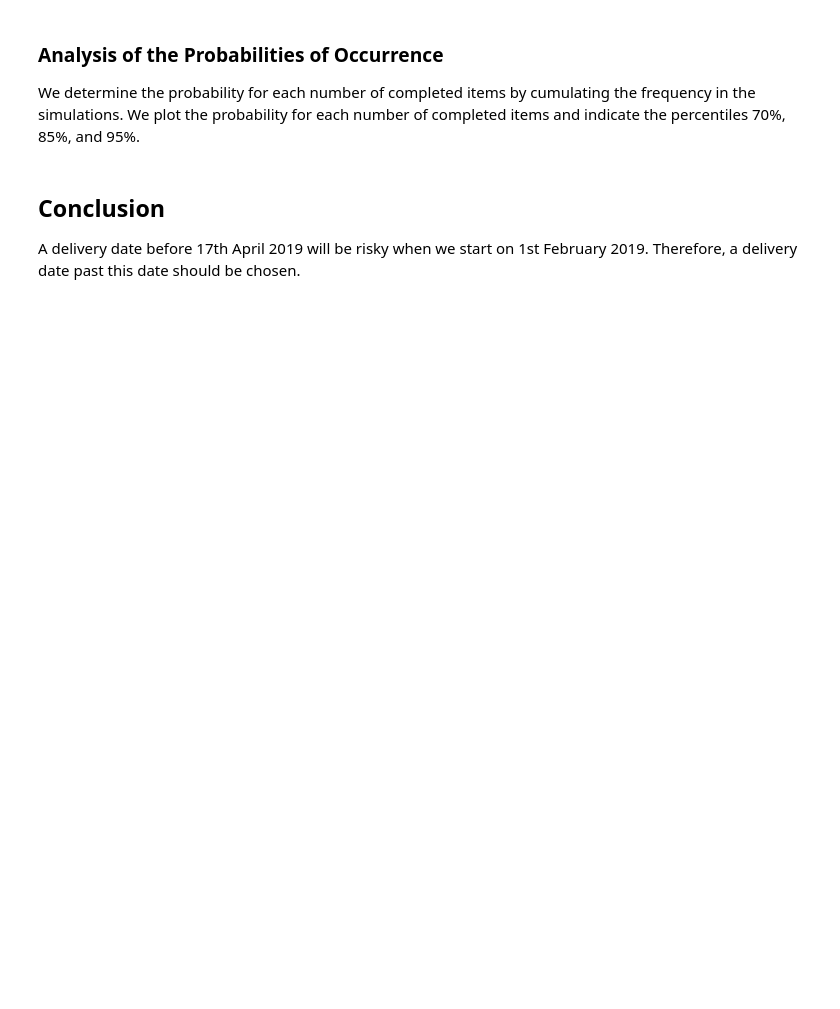
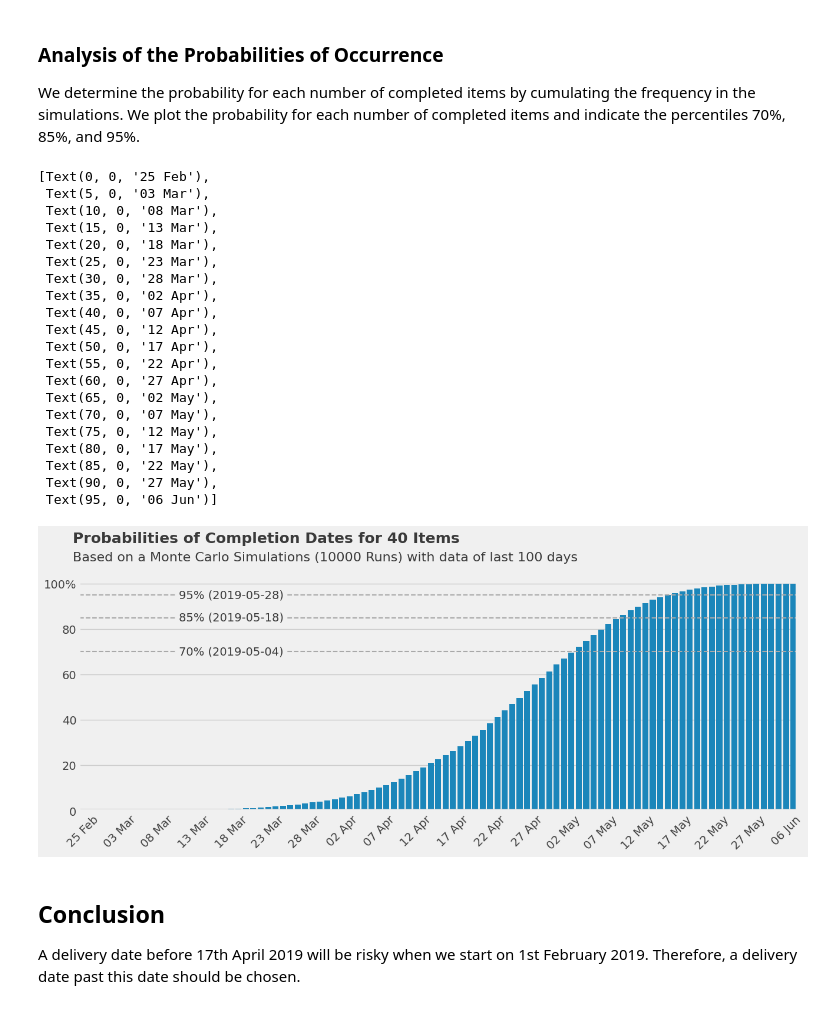
Before and after one commit to bmhash/kanban-monte-carlo-simulation, a Jupyter notebook: Notebook/Kanban-Monte_Carlo-When.ipynb, the cells around one changed output. Saved outputs shown, nothing was run; the diff lists cells and outputs as text; code cells hidden in the pictures; blank space fills up the shorter version.

```diff
--- a/Notebook/Kanban-Monte_Carlo-When.ipynb
+++ b/Notebook/Kanban-Monte_Carlo-When.ipynb
@@ -123,34 +149,59 @@ We determine the probability for each number of completed items by cumulating th
 # %%
 distribution = distribution.sort_index(ascending=False)
 distribution['Probability'] = 100 * \
     distribution.Frequency.cumsum()/distribution.Frequency.sum()
-plt.figure(figsize=(16, 5))
-ax = sns.barplot(x='Date', y='Probability', data=distribution[::-1], color=barblue)  # Reverse the distribution DataFrame
+
+plt.figure(figsize=(14, 5))
+ax = sns.barplot(x='Date', y='Probability', data=distribution, color=barblue)
 ax.text(x=-1.4, y=118,
         s=f"Probabilities of Completion Dates for {SIMULATION_ITEMS} Items", fontsize=18, fontweight='semibold')
 ax.text(x=-1.4, y=110,
         s=f"Based on a Monte Carlo Simulations ({SIMULATIONS} Runs) with data of last {LAST_DAYS} days", fontsize=16)
 ax.set_ylabel('')
 ax.set_xlabel('')
-ax.axhline(y=0.5, color=darkgrey, alpha=.5)
-ax.axhline(y=70, color=darkgrey, linestyle='--')
-ax.axhline(y=85, color=darkgrey, linestyle='--')
-ax.axhline(y=95, color=darkgrey, linestyle='--')
+ax.axhline(y=0.5, color='darkgrey', alpha=.5)
+ax.axhline(y=70, color='darkgrey', linestyle='--')
+ax.axhline(y=85, color='darkgrey', linestyle='--')
+ax.axhline(y=95, color='darkgrey', linestyle='--')
+
 label_xpos = distribution['Date'].max() - pd.Timedelta(30, unit='d')
-ax.text(y=70, x=20, s=f"70% ({samples.Date.quantile(0.3).strftime('%Y-%m-%d')})",
+ax.text(y=70, x=20, s=f"70% ({distribution.Date.quantile(0.7).strftime('%Y-%m-%d')})",
         va='center', ha='center', backgroundcolor='#F0F0F0')
-ax.text(y=85, x=20, s=f"85% ({samples.Date.quantile(0.15).strftime('%Y-%m-%d')})",
+ax.text(y=85, x=20, s=f"85% ({distribution.Date.quantile(0.85).strftime('%Y-%m-%d')})",
         va='center', ha='center', backgroundcolor='#F0F0F0')
-ax.text(y=95, x=20, s=f"95% ({samples.Date.quantile(0.05).strftime('%Y-%m-%d')})",
+ax.text(y=95, x=20, s=f"95% ({distribution.Date.quantile(0.95).strftime('%Y-%m-%d')})",
         va='center', ha='center', backgroundcolor='#F0F0F0')
+
 ax.set_yticks([0, 20, 40, 60, 80, 100])
 ax.set_yticklabels(labels=['0', '20', '40', '60', '80', '100%'])
 
-unique_dates = sorted(list(distribution['Date'].drop_duplicates()))[::-1]  # Reverse the unique_dates list
-date_ticks = range(len(unique_dates))
+unique_dates = sorted(list(distribution.Date.drop_duplicates()))
+date_ticks = range(0, len(unique_dates), 5)
 ax.set_xticks(date_ticks)
 ax.set_xticklabels([unique_dates[i].strftime('%d %b')
-                    for i in reversed(date_ticks)], rotation=45);  # Reverse the order of tick labels
+                    for i in date_ticks], rotation=45)
+# %% [output]
+[Text(0, 0, '25 Feb'),
+ Text(5, 0, '03 Mar'),
+ Text(10, 0, '08 Mar'),
+ Text(15, 0, '13 Mar'),
+ Text(20, 0, '18 Mar'),
+ Text(25, 0, '23 Mar'),
+ Text(30, 0, '28 Mar'),
+ Text(35, 0, '02 Apr'),
+ Text(40, 0, '07 Apr'),
+ Text(45, 0, '12 Apr'),
+ Text(50, 0, '17 Apr'),
+ Text(55, 0, '22 Apr'),
+ Text(60, 0, '27 Apr'),
+ Text(65, 0, '02 May'),
+ Text(70, 0, '07 May'),
+ Text(75, 0, '12 May'),
+ Text(80, 0, '17 May'),
+ Text(85, 0, '22 May'),
+ Text(90, 0, '27 May'),
+ Text(95, 0, '06 Jun')]
+[figure, added]
 # %% [markdown]
 ## Conclusion
 A delivery date before 17th April 2019 will be risky when we start on 1st February 2019. Therefore, a delivery date past this date should be chosen.
```
Also changed, not shown: parts of 3 cells of this notebook.
